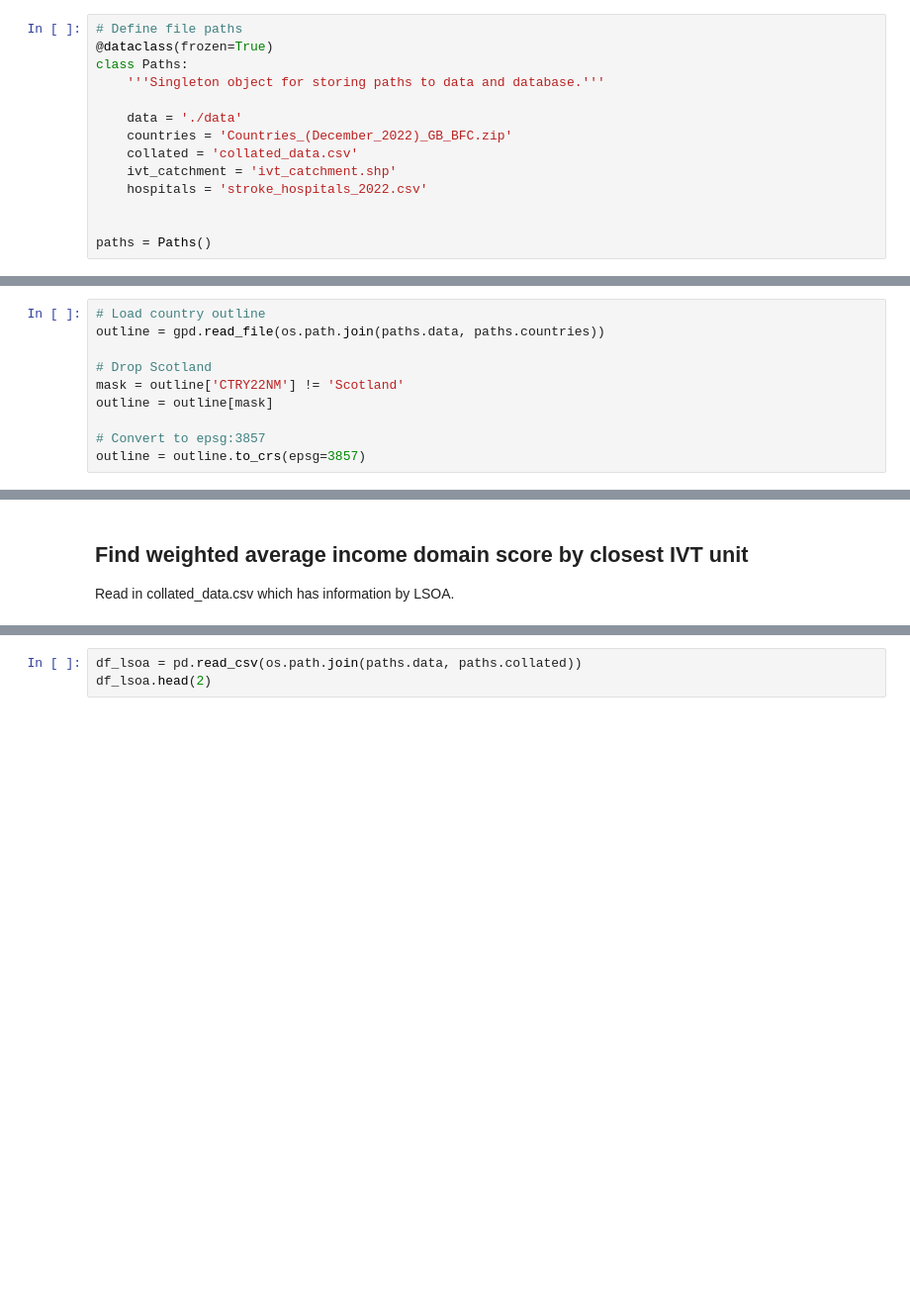
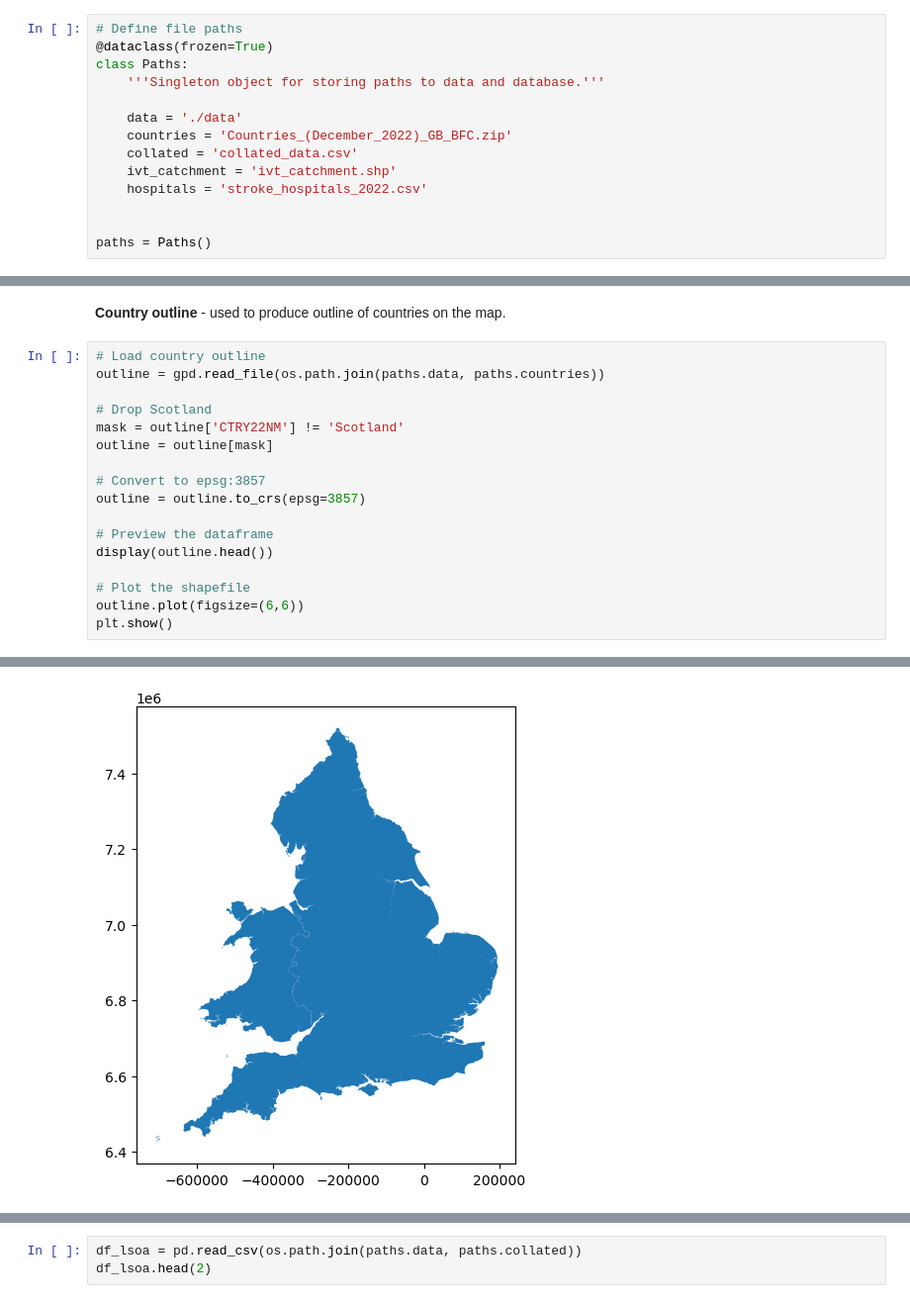
Before and after one commit to samuel-book/stroke_unit_demographics, a Jupyter notebook: 03_create_imd_maps.ipynb, the cells around one changed output, grey strips where cells are left out. Shown at 99% size. Drawn from its saved outputs; the diff is of its cells as text; blank space fills up the shorter version.

```diff
--- a/03_create_imd_maps.ipynb
+++ b/03_create_imd_maps.ipynb
@@ -39,3 +72,5 @@ paths = Paths()
+# %% [markdown]
+**Country outline** - used to produce outline of countries on the map.
 # %%
 # Load country outline
 outline = gpd.read_file(os.path.join(paths.data, paths.countries))
@@ -46,3 +81,11 @@ outline = outline[mask]
 
 # Convert to epsg:3857
 outline = outline.to_crs(epsg=3857)
+
+# Preview the dataframe
+display(outline.head())
+
+# Plot the shapefile
+outline.plot(figsize=(6,6))
+plt.show()
+# %% [output]
@@ -49,4 +95 @@ outline = outline.to_crs(epsg=3857)
+[figure, added]
-# %% [markdown]
-## Find weighted average income domain score by closest IVT unit
-
-Read in collated_data.csv which has information by LSOA.
```
Also changed, not shown: parts of 29 cells of this notebook.
